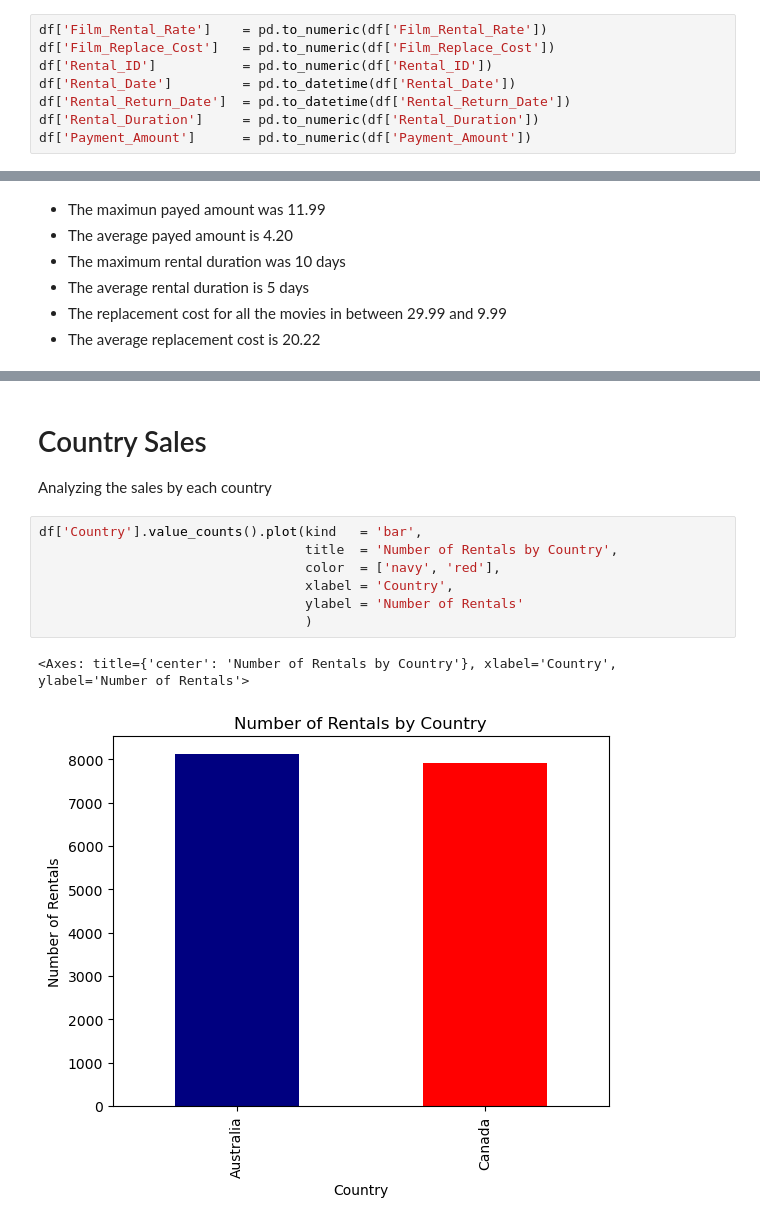
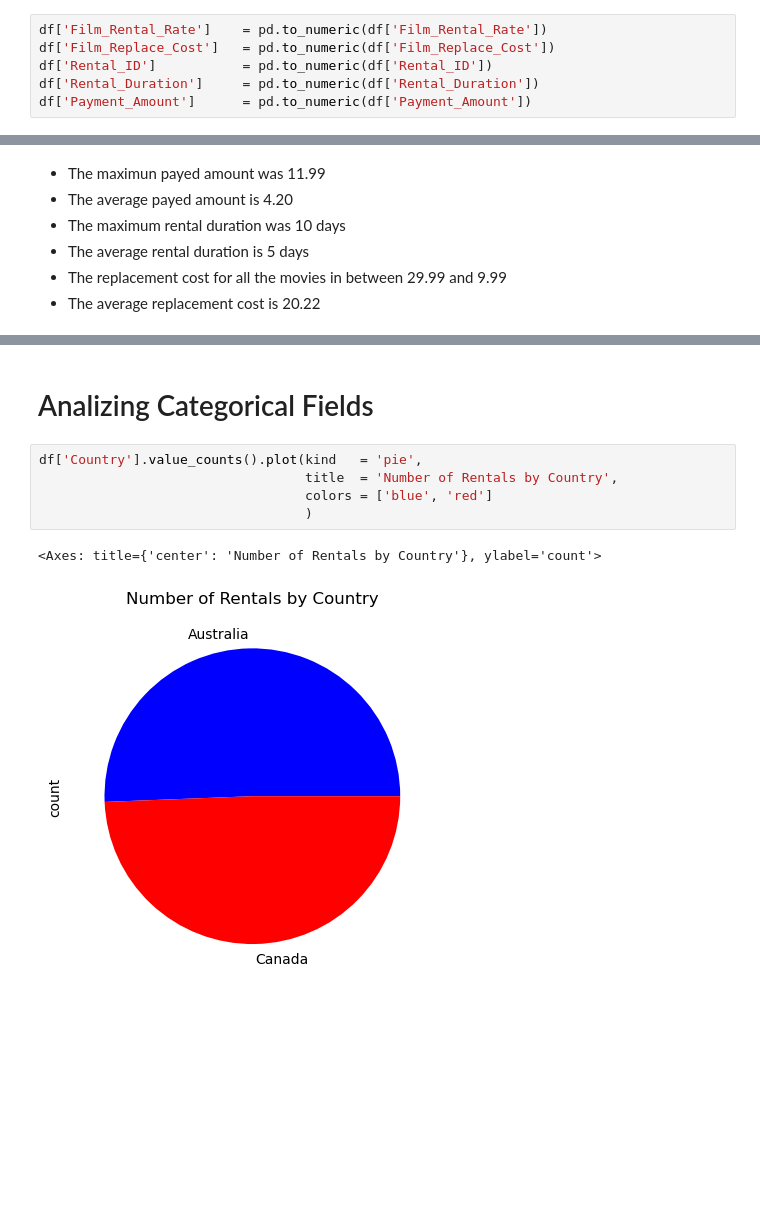
Before and after one commit to luipmesquita/Main-Project-of-Data-Analysis, a Jupyter notebook: scripts/sakila-InProgress.ipynb, the cells around one changed output, grey strips where cells are left out. Cells and saved outputs as stored; diff of their text form; blank space fills up the shorter version.

```diff
--- a/scripts/sakila-InProgress.ipynb
+++ b/scripts/sakila-InProgress.ipynb
@@ -154,8 +154,6 @@ So we have to give each column its proper data type.
 df['Film_Rental_Rate']    = pd.to_numeric(df['Film_Rental_Rate'])
 df['Film_Replace_Cost']   = pd.to_numeric(df['Film_Replace_Cost'])
 df['Rental_ID']           = pd.to_numeric(df['Rental_ID'])
-df['Rental_Date']         = pd.to_datetime(df['Rental_Date'])
-df['Rental_Return_Date']  = pd.to_datetime(df['Rental_Return_Date'])
 df['Rental_Duration']     = pd.to_numeric(df['Rental_Duration'])
 df['Payment_Amount']      = pd.to_numeric(df['Payment_Amount'])
 # %%
@@ -180,13 +188,10 @@ df.describe()
 # %% [markdown]
-# Country Sales
-Analyzing the sales by each country
+# Analizing Categorical Fields
 # %%
-df['Country'].value_counts().plot(kind   = 'bar',
+df['Country'].value_counts().plot(kind   = 'pie',
                                   title  = 'Number of Rentals by Country',
-                                  color  = ['navy', 'red'],
-                                  xlabel = 'Country',
-                                  ylabel = 'Number of Rentals'
+                                  colors = ['blue', 'red']
                                   )
 # %% [output]
-<Axes: title={'center': 'Number of Rentals by Country'}, xlabel='Country', ylabel='Number of Rentals'>
+<Axes: title={'center': 'Number of Rentals by Country'}, ylabel='count'>
-[figure, old version]
+[figure, new version]
```
Also changed, not shown: parts of 7 cells of this notebook.
